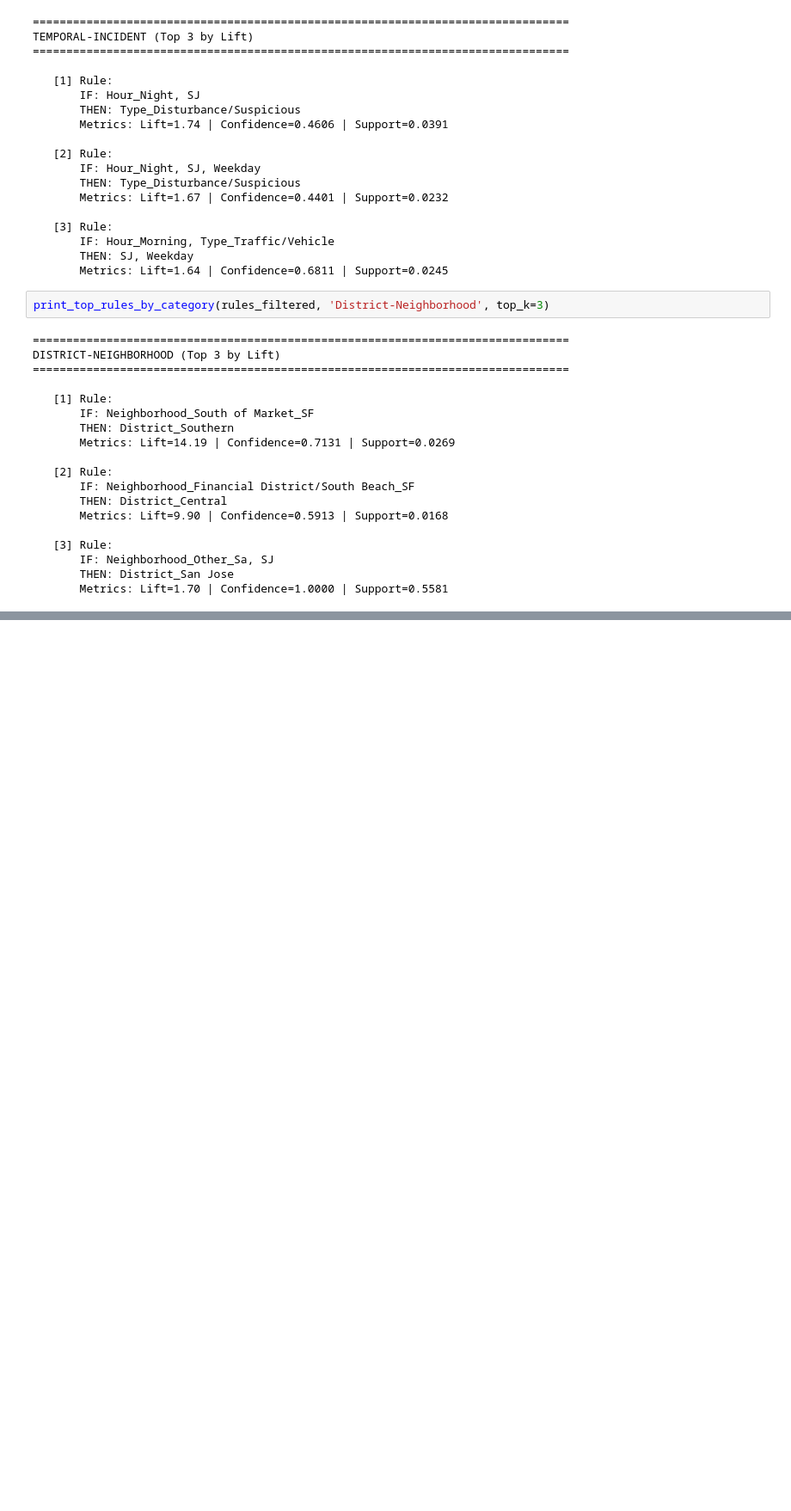
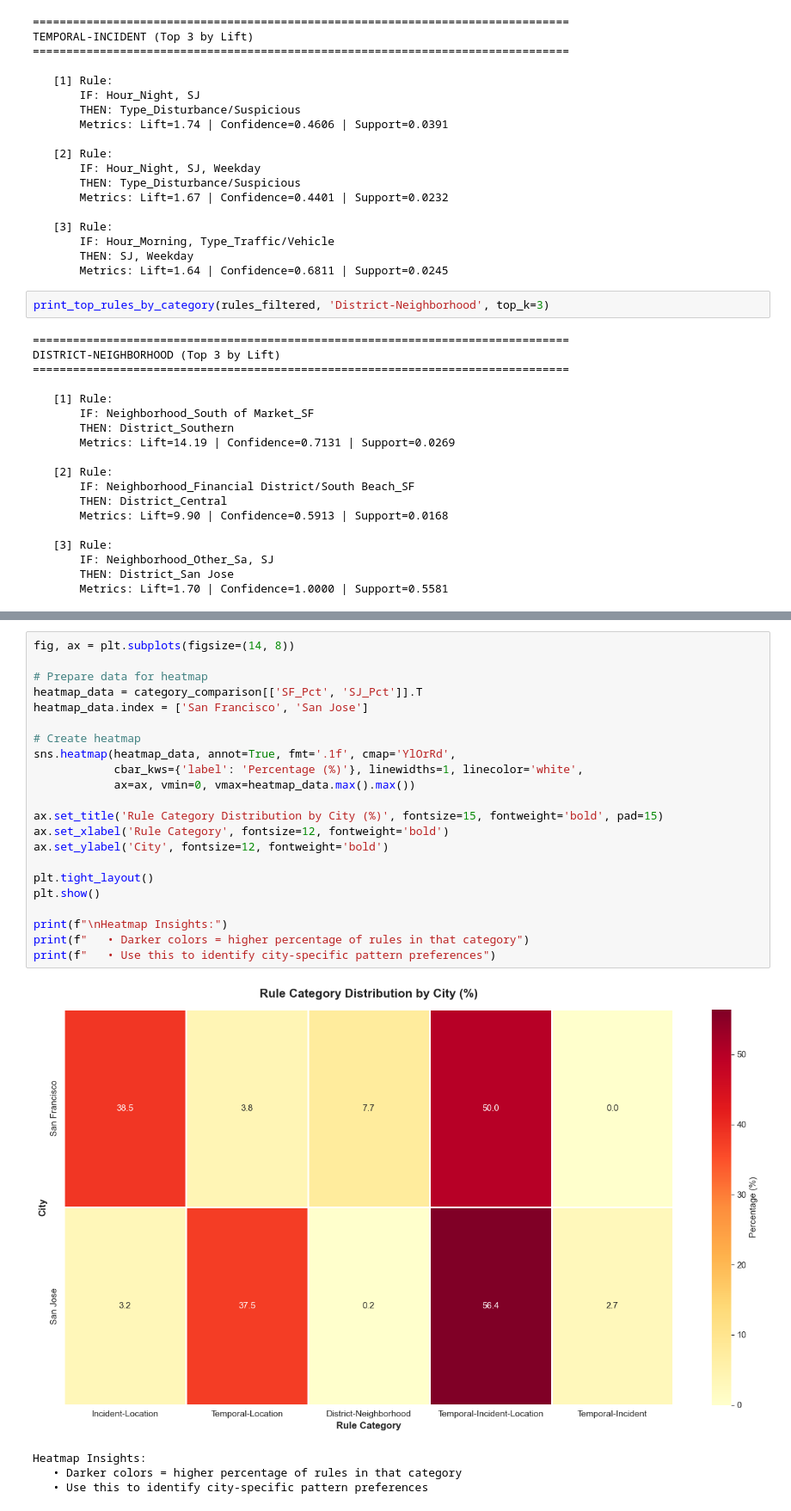
Before and after one commit to rajeevchaurasia-sjsu/sjsf-public-safety-mining, a Jupyter notebook: notebooks/05_association_rules_apriori.ipynb, the cells around one changed output, grey strips where cells are left out. Shown at 86% size. Saved outputs shown, nothing was run; the diff lists cells and outputs as text; blank space fills up the shorter version.

```diff
--- a/notebooks/05_association_rules_apriori.ipynb
+++ b/notebooks/05_association_rules_apriori.ipynb
@@ -1780,0 +2060,27 @@ DISTRICT-NEIGHBORHOOD (Top 3 by Lift)
+# %%
+fig, ax = plt.subplots(figsize=(14, 8))
+
+# Prepare data for heatmap
+heatmap_data = category_comparison[['SF_Pct', 'SJ_Pct']].T
+heatmap_data.index = ['San Francisco', 'San Jose']
+
+# Create heatmap
+sns.heatmap(heatmap_data, annot=True, fmt='.1f', cmap='YlOrRd',
+            cbar_kws={'label': 'Percentage (%)'}, linewidths=1, linecolor='white',
+            ax=ax, vmin=0, vmax=heatmap_data.max().max())
+
+ax.set_title('Rule Category Distribution by City (%)', fontsize=15, fontweight='bold', pad=15)
+ax.set_xlabel('Rule Category', fontsize=12, fontweight='bold')
+ax.set_ylabel('City', fontsize=12, fontweight='bold')
+
+plt.tight_layout()
+plt.show()
+
+print(f"\nHeatmap Insights:")
+print(f"   • Darker colors = higher percentage of rules in that category")
+print(f"   • Use this to identify city-specific pattern preferences")
+# %% [output]
+[figure, added]
+Heatmap Insights:
+   • Darker colors = higher percentage of rules in that category
+   • Use this to identify city-specific pattern preferences
```
Also changed, not shown: parts of 38 cells of this notebook.
